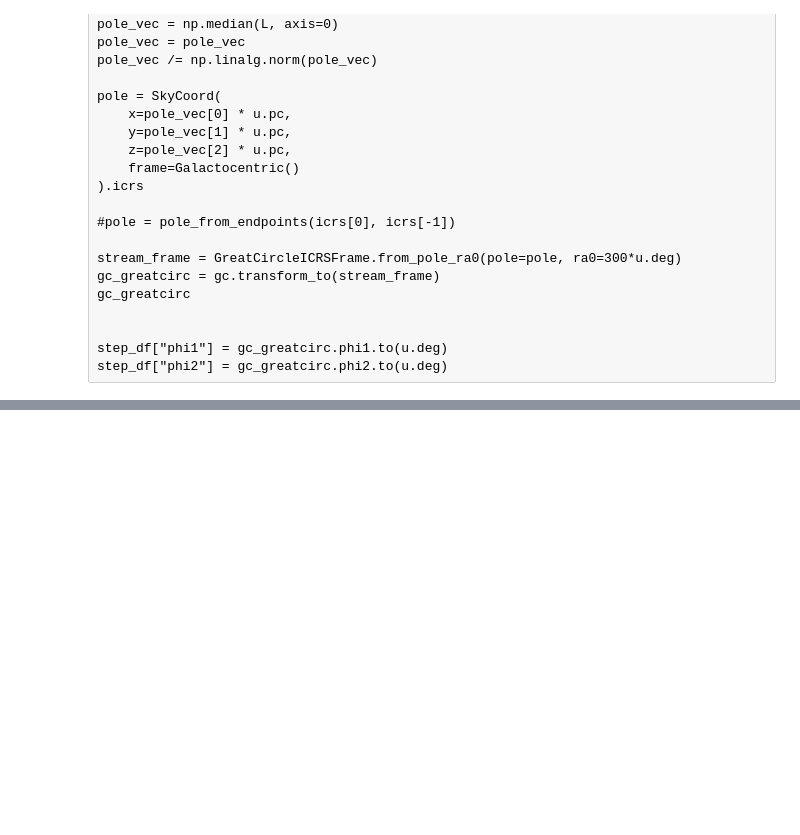
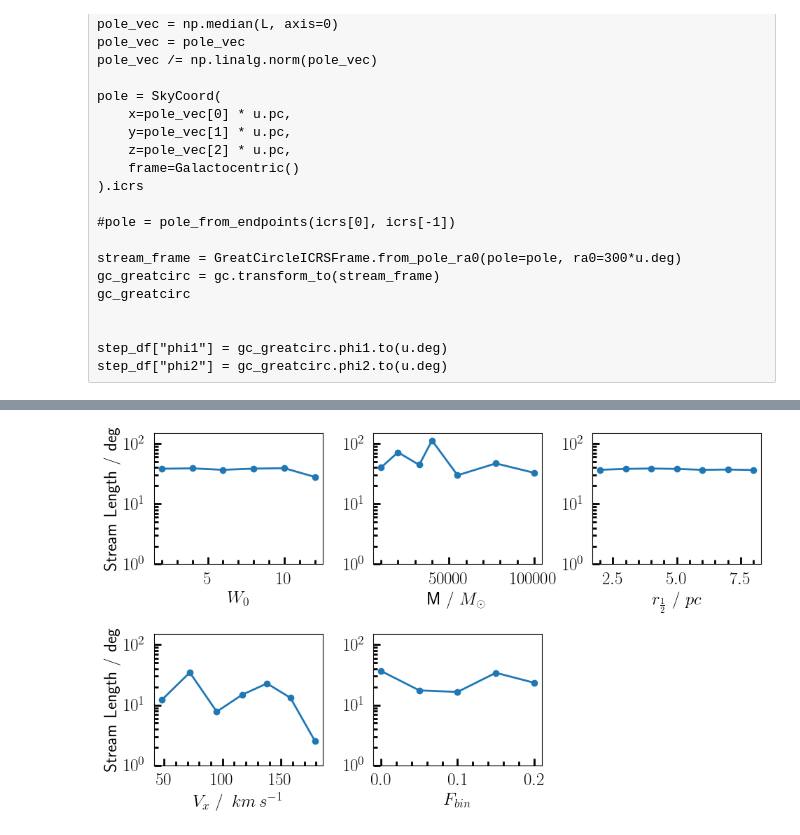
Before and after one commit to RSPicken2/stellar-streams, a Jupyter notebook: Ridgeline.ipynb, the cells around one changed output, grey strips where cells are left out. Saved outputs shown, nothing was run; the diff lists cells and outputs as text; code cells hidden in the pictures; blank space fills up the shorter version.

```diff
--- a/Ridgeline.ipynb
+++ b/Ridgeline.ipynb
@@ -295,0 +307,39 @@ plt.show()
+# %%
+all_run_lengths = map_leaves(streams_data, stream_length)
+
+a = lambda x: x[time]
+run_lengths = {exp_name: list(map(a, run_lengths.values())) for exp_name, run_lengths in all_run_lengths.items()}
+runs = {exp_name: list(run_lengths.keys()) for exp_name, run_lengths in all_run_lengths.items()}
+# %%
+cols = 3
+fig, axes = plt.subplots(int(np.ceil(len(e.exlist)/cols)),cols,
+                         figsize=(10,1.*len(e.exlist)))
+
+
+for i, (ex, ax) in enumerate(zip(e.exlist, axes.flatten())):
+
+    lens = run_lengths[ex.name]
+    rns  = runs[ex.name]
+
+    ax.plot(rns, lens, marker='o', linewidth=2)
+
+    ax.set_yscale('log')
+    #ax.set_xscale('log')
+    #ax.legend(loc='upper center', bbox_to_anchor=(0.5, -0.3),
+     #     ncol=2, fontsize=14, columnspacing=1.2)
+    if (i % cols == 0):
+        ax.set_ylabel('Stream Length / deg')
+
+    ax.set_xlabel(rf'{ex.label} / {ex.unit}' if ex.unit else rf'{ex.label}')
+    ax.minorticks_on()
+
+    ax.set_ylim([1,150])
+
+axes.flatten()[-1].set_visible(False)
+
+plt.tight_layout()
+plt.subplots_adjust(wspace=0.3)
+#plt.savefig('Images/StreamDensities.png',bbox_inches='tight')
+plt.show()
+# %% [output]
+[figure, added]
```
Also changed, not shown: parts of 12 cells of this notebook, 1 other file.
